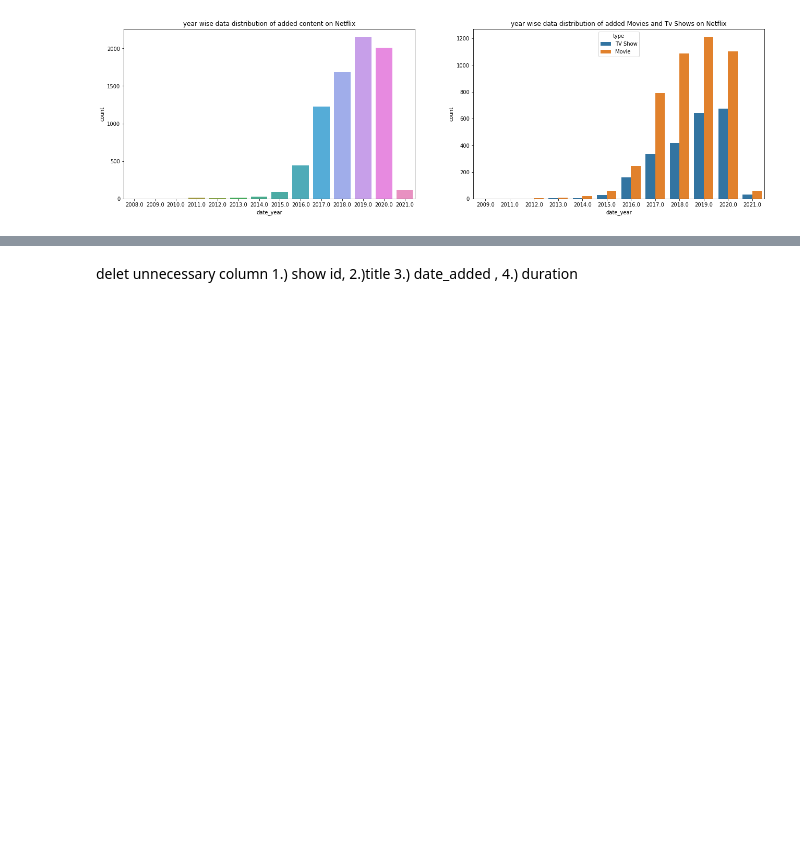
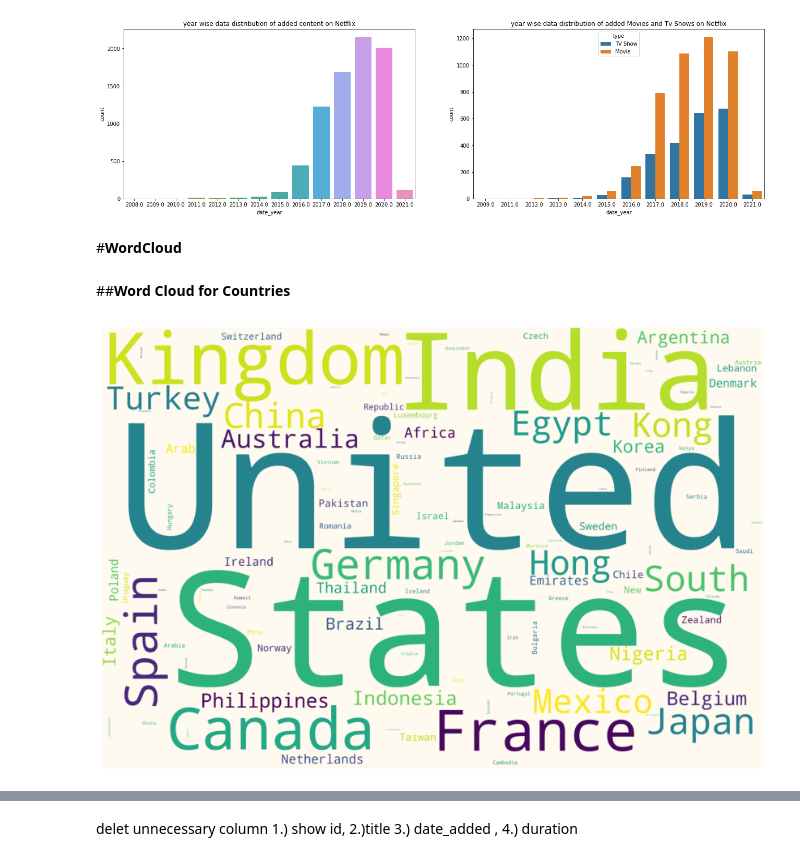
Before and after one commit to MadhurAwasthi/NETFLIX-MOVIES-AND-TV-SHOWS-CLUSTERING-UNSUPERVISED-ML, a Jupyter notebook: NETFLIX_MOVIES_AND_TV_SHOWS_CLUSTERING.ipynb, the cells around one changed output, grey strips where cells are left out. Saved outputs shown, nothing was run; the diff lists cells and outputs as text; code cells hidden in the pictures; blank space fills up the shorter version.

```diff
--- a/NETFLIX_MOVIES_AND_TV_SHOWS_CLUSTERING.ipynb
+++ b/NETFLIX_MOVIES_AND_TV_SHOWS_CLUSTERING.ipynb
@@ -681,3 +683,8 @@ sns.countplot(x="date_year",hue='type',ax=axs[1], data=df1).set(title='year wise
 plt.show()
 # %% [output]
 [figure]
+# %%
+#drop nan values
+df = df.dropna()
+# %% [markdown]
+#**WordCloud**
@@ -683,0 +693,16 @@ plt.show()
+# %% [markdown]
+##**Word Cloud for Countries**
+# %%
+#Creating the text variable
+text = " ".join(country for country in df.country)
+
+# Creating word_cloud with text as argument in .generate() method
+plt.subplots(figsize=(20,10))
+word_cloud = WordCloud(width=3000,height=2000,collocations = False, background_color = 'floralwhite').generate(text)
+
+# Display the generated Word Cloud
+plt.imshow(word_cloud)
+plt.axis("off")
+plt.show()
+# %% [output]
+[figure, added]
```
Also changed, not shown: parts of 10 cells of this notebook.
